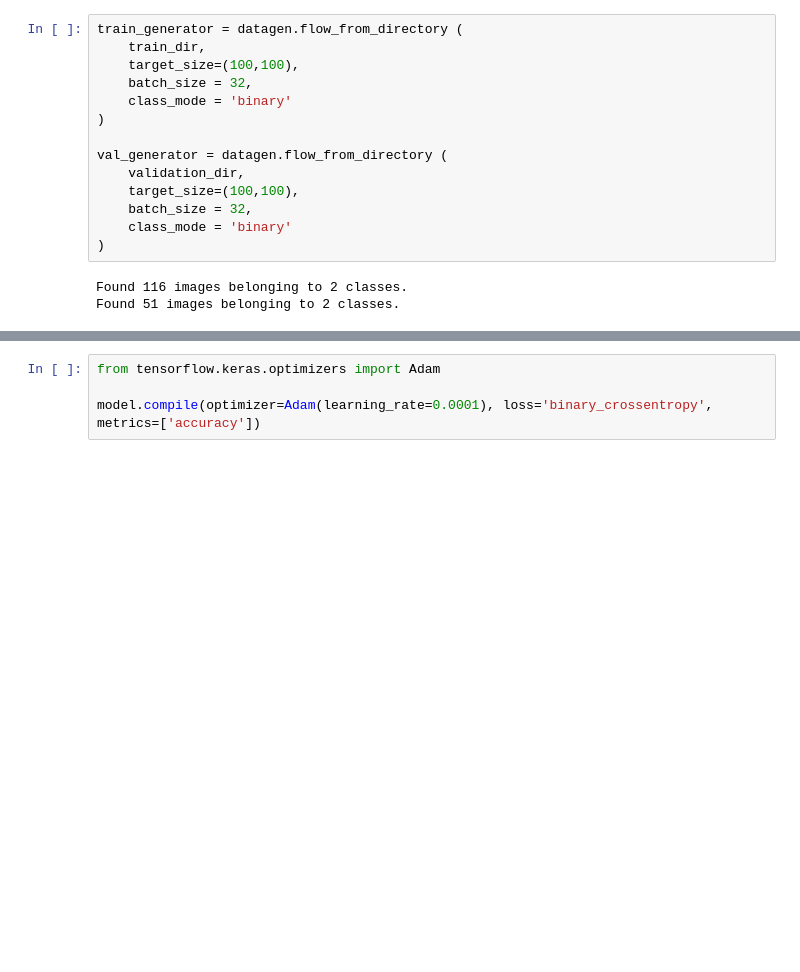
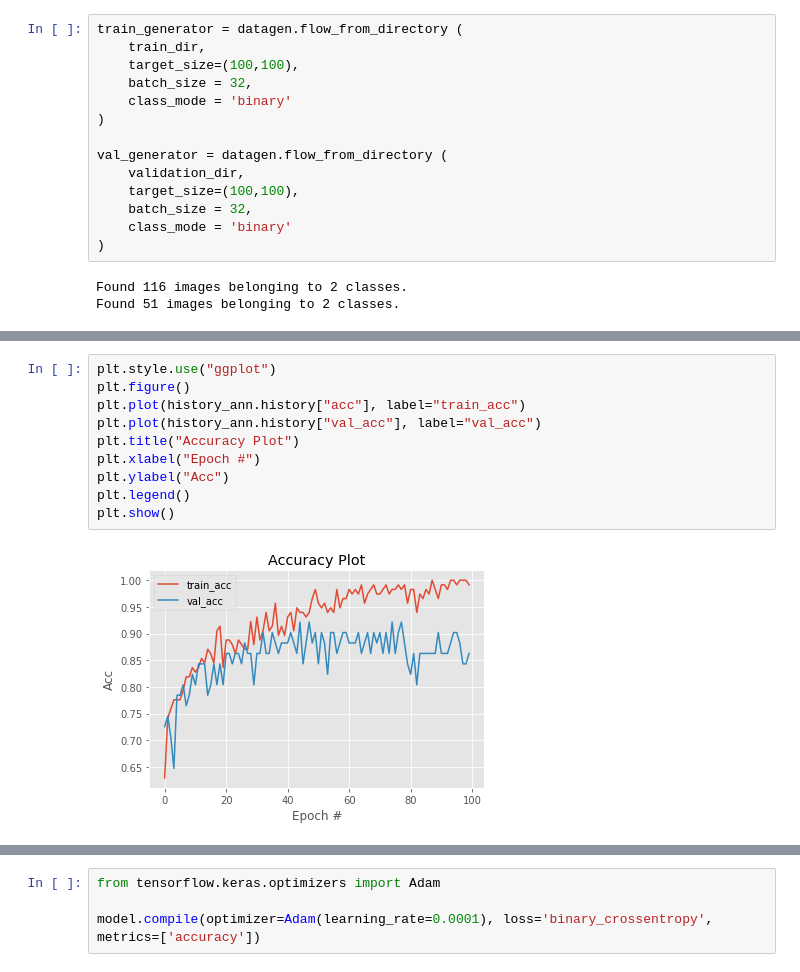
Before and after one commit to MuhammadNurilHuda/Diabetics-Foot-Thermogram-Detection, a Jupyter notebook: Diabetic_foot_thermogram.ipynb, the cells around one changed output, grey strips where cells are left out. Saved outputs shown, nothing was run; the diff lists cells and outputs as text; blank space fills up the shorter version.

```diff
--- a/Diabetic_foot_thermogram.ipynb
+++ b/Diabetic_foot_thermogram.ipynb
@@ -138,0 +232,12 @@ Found 51 images belonging to 2 classes.
+# %%
+plt.style.use("ggplot")
+plt.figure()
+plt.plot(history_ann.history["acc"], label="train_acc")
+plt.plot(history_ann.history["val_acc"], label="val_acc")
+plt.title("Accuracy Plot")
+plt.xlabel("Epoch #")
+plt.ylabel("Acc")
+plt.legend()
+plt.show()
+# %% [output]
+[figure, added]
```
Also changed, not shown: parts of 26 cells of this notebook.
